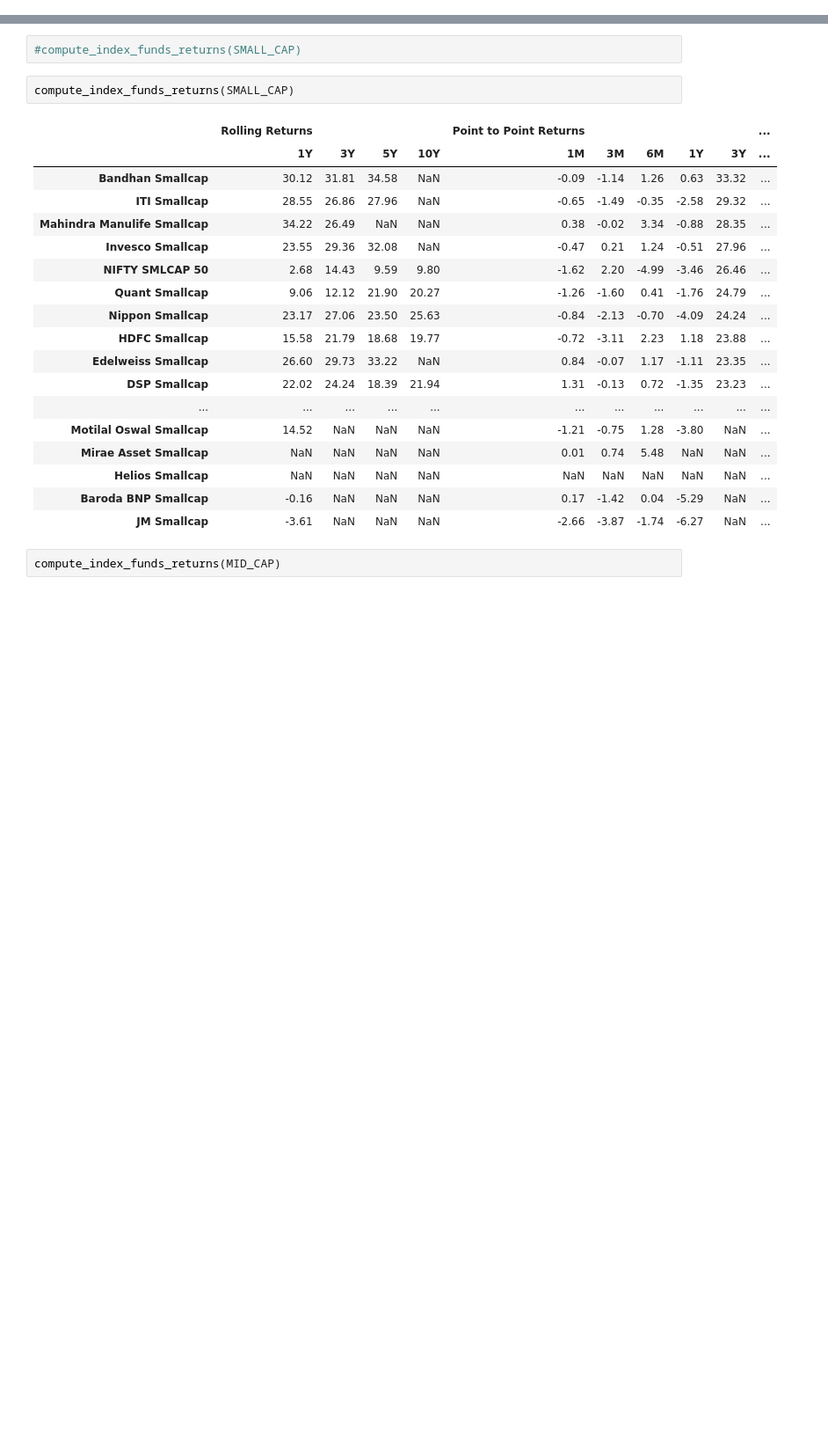
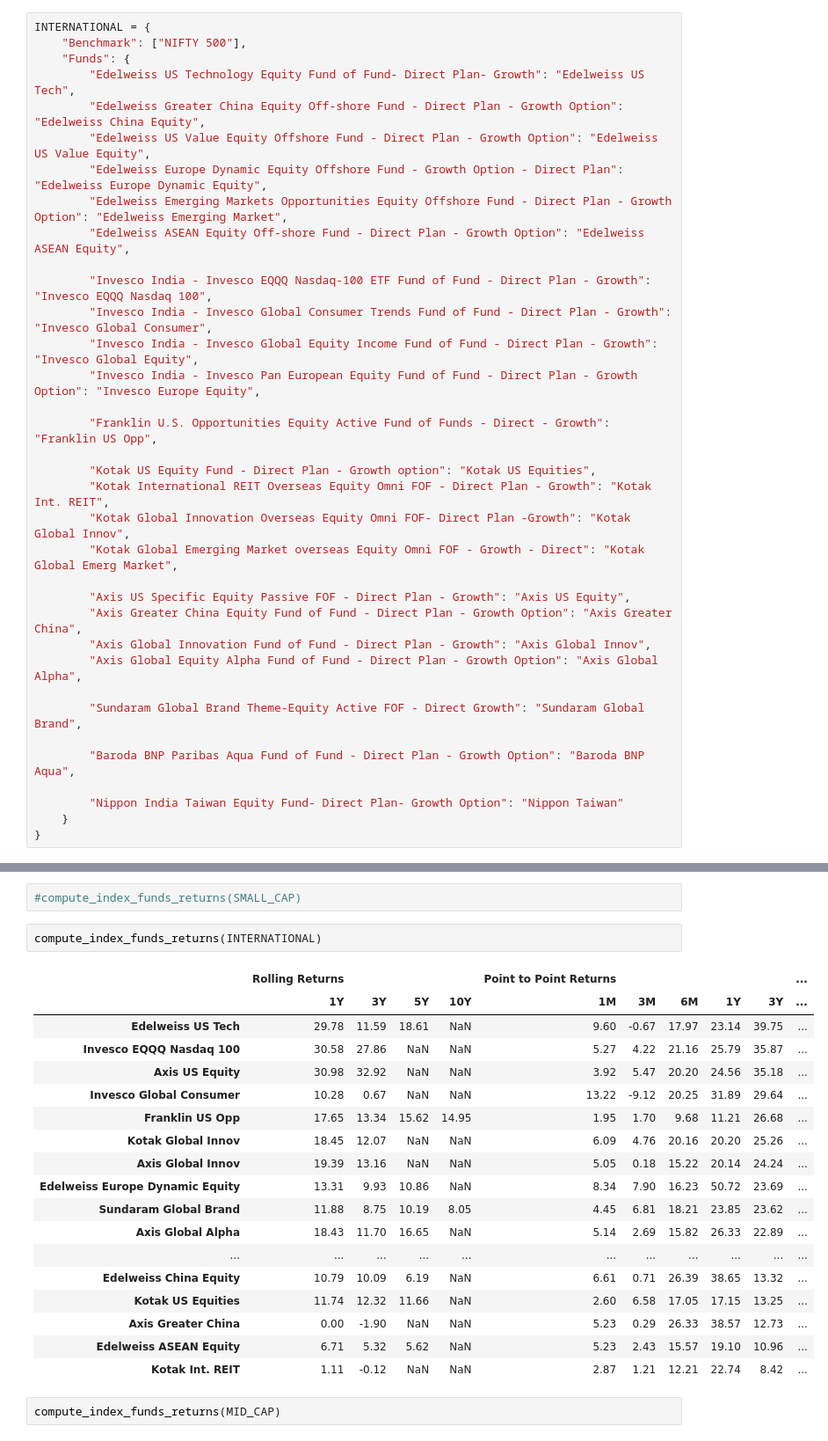
Before and after one commit to AvinivA/Finance, a Jupyter notebook: mf_tracker.ipynb, the cells around one changed output, grey strips where cells are left out. Shown: that part at 88% size. Saved outputs shown, nothing was run; the diff lists cells and outputs as text; blank space fills up the shorter version.

```diff
--- a/mf_tracker.ipynb
+++ b/mf_tracker.ipynb
@@ -336,3 +415,38 @@ OTHER = {
+# %%
+INTERNATIONAL = {
+    "Benchmark": ["NIFTY 500"],
+    "Funds": {
+        "Edelweiss US Technology Equity Fund of Fund- Direct Plan- Growth": "Edelweiss US Tech",
+        "Edelweiss Greater China Equity Off-shore Fund - Direct Plan - Growth Option": "Edelweiss China Equity",
+        "Edelweiss US Value Equity Offshore Fund - Direct Plan - Growth Option": "Edelweiss US Value Equity",
+        "Edelweiss Europe Dynamic Equity Offshore Fund - Growth Option - Direct Plan": "Edelweiss Europe Dynamic Equity",
+        "Edelweiss Emerging Markets Opportunities Equity Offshore Fund - Direct Plan - Growth Option": "Edelweiss Emerging Market",
+        "Edelweiss ASEAN Equity Off-shore Fund - Direct Plan - Growth Option": "Edelweiss ASEAN Equity",
+
+        "Invesco India - Invesco EQQQ Nasdaq-100 ETF Fund of Fund - Direct Plan - Growth": "Invesco EQQQ Nasdaq 100",
+        "Invesco India - Invesco Global Consumer Trends Fund of Fund - Direct Plan - Growth": "Invesco Global Consumer",
+        "Invesco India - Invesco Global Equity Income Fund of Fund - Direct Plan - Growth": "Invesco Global Equity",
+        "Invesco India - Invesco Pan European Equity Fund of Fund - Direct Plan - Growth Option": "Invesco Europe Equity",
+
+        "Franklin U.S. Opportunities Equity Active Fund of Funds - Direct - Growth": "Franklin US Opp",
+
+        "Kotak US Equity Fund - Direct Plan - Growth option": "Kotak US Equities",
+        "Kotak International REIT Overseas Equity Omni FOF - Direct Plan - Growth": "Kotak Int. REIT",
+        "Kotak Global Innovation Overseas Equity Omni FOF- Direct Plan -Growth": "Kotak Global Innov",
+        "Kotak Global Emerging Market overseas Equity Omni FOF - Growth - Direct": "Kotak Global Emerg Market",
+
+        "Axis US Specific Equity Passive FOF - Direct Plan - Growth": "Axis US Equity",
+        "Axis Greater China Equity Fund of Fund - Direct Plan - Growth Option": "Axis Greater China",
+        "Axis Global Innovation Fund of Fund - Direct Plan - Growth": "Axis Global Innov",
+        "Axis Global Equity Alpha Fund of Fund - Direct Plan - Growth Option": "Axis Global Alpha",
+
+        "Sundaram Global Brand Theme-Equity Active FOF - Direct Growth": "Sundaram Global Brand",
+
+        "Baroda BNP Paribas Aqua Fund of Fund - Direct Plan - Growth Option": "Baroda BNP Aqua",
+
+        "Nippon India Taiwan Equity Fund- Direct Plan- Growth Option": "Nippon Taiwan"
+    }
+}
 # %% [markdown]
 ## Sector Funds
 # %% [markdown]
@@ -815,26 +921,26 @@ def compute_index_funds_returns(index_dict):
 # %%
 #compute_index_funds_returns(SMALL_CAP)
 # %%
-compute_index_funds_returns(SMALL_CAP)
+compute_index_funds_returns(INTERNATIONAL)
 # %% [output]
 |  | Rolling Returns |  |  |  | Point to Point Returns |  |  |  |  | ... |
 |  | 1Y | 3Y | 5Y | 10Y | 1M | 3M | 6M | 1Y | 3Y | ... |
-| Bandhan Smallcap | 30.12 | 31.81 | 34.58 | NaN | -0.09 | -1.14 | 1.26 | 0.63 | 33.32 | ... |
-| ITI Smallcap | 28.55 | 26.86 | 27.96 | NaN | -0.65 | -1.49 | -0.35 | -2.58 | 29.32 | ... |
-| Mahindra Manulife Smallcap | 34.22 | 26.49 | NaN | NaN | 0.38 | -0.02 | 3.34 | -0.88 | 28.35 | ... |
-| Invesco Smallcap | 23.55 | 29.36 | 32.08 | NaN | -0.47 | 0.21 | 1.24 | -0.51 | 27.96 | ... |
-| NIFTY SMLCAP 50 | 2.68 | 14.43 | 9.59 | 9.80 | -1.62 | 2.20 | -4.99 | -3.46 | 26.46 | ... |
-| Quant Smallcap | 9.06 | 12.12 | 21.90 | 20.27 | -1.26 | -1.60 | 0.41 | -1.76 | 24.79 | ... |
-| Nippon Smallcap | 23.17 | 27.06 | 23.50 | 25.63 | -0.84 | -2.13 | -0.70 | -4.09 | 24.24 | ... |
-| HDFC Smallcap | 15.58 | 21.79 | 18.68 | 19.77 | -0.72 | -3.11 | 2.23 | 1.18 | 23.88 | ... |
-| Edelweiss Smallcap | 26.60 | 29.73 | 33.22 | NaN | 0.84 | -0.07 | 1.17 | -1.11 | 23.35 | ... |
-| DSP Smallcap | 22.02 | 24.24 | 18.39 | 21.94 | 1.31 | -0.13 | 0.72 | -1.35 | 23.23 | ... |
+| Edelweiss US Tech | 29.78 | 11.59 | 18.61 | NaN | 9.60 | -0.67 | 17.97 | 23.14 | 39.75 | ... |
+| Invesco EQQQ Nasdaq 100 | 30.58 | 27.86 | NaN | NaN | 5.27 | 4.22 | 21.16 | 25.79 | 35.87 | ... |
+| Axis US Equity | 30.98 | 32.92 | NaN | NaN | 3.92 | 5.47 | 20.20 | 24.56 | 35.18 | ... |
+| Invesco Global Consumer | 10.28 | 0.67 | NaN | NaN | 13.22 | -9.12 | 20.25 | 31.89 | 29.64 | ... |
+| Franklin US Opp | 17.65 | 13.34 | 15.62 | 14.95 | 1.95 | 1.70 | 9.68 | 11.21 | 26.68 | ... |
+| Kotak Global Innov | 18.45 | 12.07 | NaN | NaN | 6.09 | 4.76 | 20.16 | 20.20 | 25.26 | ... |
+| Axis Global Innov | 19.39 | 13.16 | NaN | NaN | 5.05 | 0.18 | 15.22 | 20.14 | 24.24 | ... |
+| Edelweiss Europe Dynamic Equity | 13.31 | 9.93 | 10.86 | NaN | 8.34 | 7.90 | 16.23 | 50.72 | 23.69 | ... |
+| Sundaram Global Brand | 11.88 | 8.75 | 10.19 | 8.05 | 4.45 | 6.81 | 18.21 | 23.85 | 23.62 | ... |
+| Axis Global Alpha | 18.43 | 11.70 | 16.65 | NaN | 5.14 | 2.69 | 15.82 | 26.33 | 22.89 | ... |
 | ... | ... | ... | ... | ... | ... | ... | ... | ... | ... | ... |
-| Motilal Oswal Smallcap | 14.52 | NaN | NaN | NaN | -1.21 | -0.75 | 1.28 | -3.80 | NaN | ... |
-| Mirae Asset Smallcap | NaN | NaN | NaN | NaN | 0.01 | 0.74 | 5.48 | NaN | NaN | ... |
-| Helios Smallcap | NaN | NaN | NaN | NaN | NaN | NaN | NaN | NaN | NaN | ... |
-| Baroda BNP Smallcap | -0.16 | NaN | NaN | NaN | 0.17 | -1.42 | 0.04 | -5.29 | NaN | ... |
-| JM Smallcap | -3.61 | NaN | NaN | NaN | -2.66 | -3.87 | -1.74 | -6.27 | NaN | ... |
+| Edelweiss China Equity | 10.79 | 10.09 | 6.19 | NaN | 6.61 | 0.71 | 26.39 | 38.65 | 13.32 | ... |
+| Kotak US Equities | 11.74 | 12.32 | 11.66 | NaN | 2.60 | 6.58 | 17.05 | 17.15 | 13.25 | ... |
+| Axis Greater China | 0.00 | -1.90 | NaN | NaN | 5.23 | 0.29 | 26.33 | 38.57 | 12.73 | ... |
+| Edelweiss ASEAN Equity | 6.71 | 5.32 | 5.62 | NaN | 5.23 | 2.43 | 15.57 | 19.10 | 10.96 | ... |
+| Kotak Int. REIT | 1.11 | -0.12 | NaN | NaN | 2.87 | 1.21 | 12.21 | 22.74 | 8.42 | ... |
 # %%
 compute_index_funds_returns(MID_CAP)
 # %% [output]
```
Also changed, not shown: parts of 10 cells of this notebook, 1 other file.
